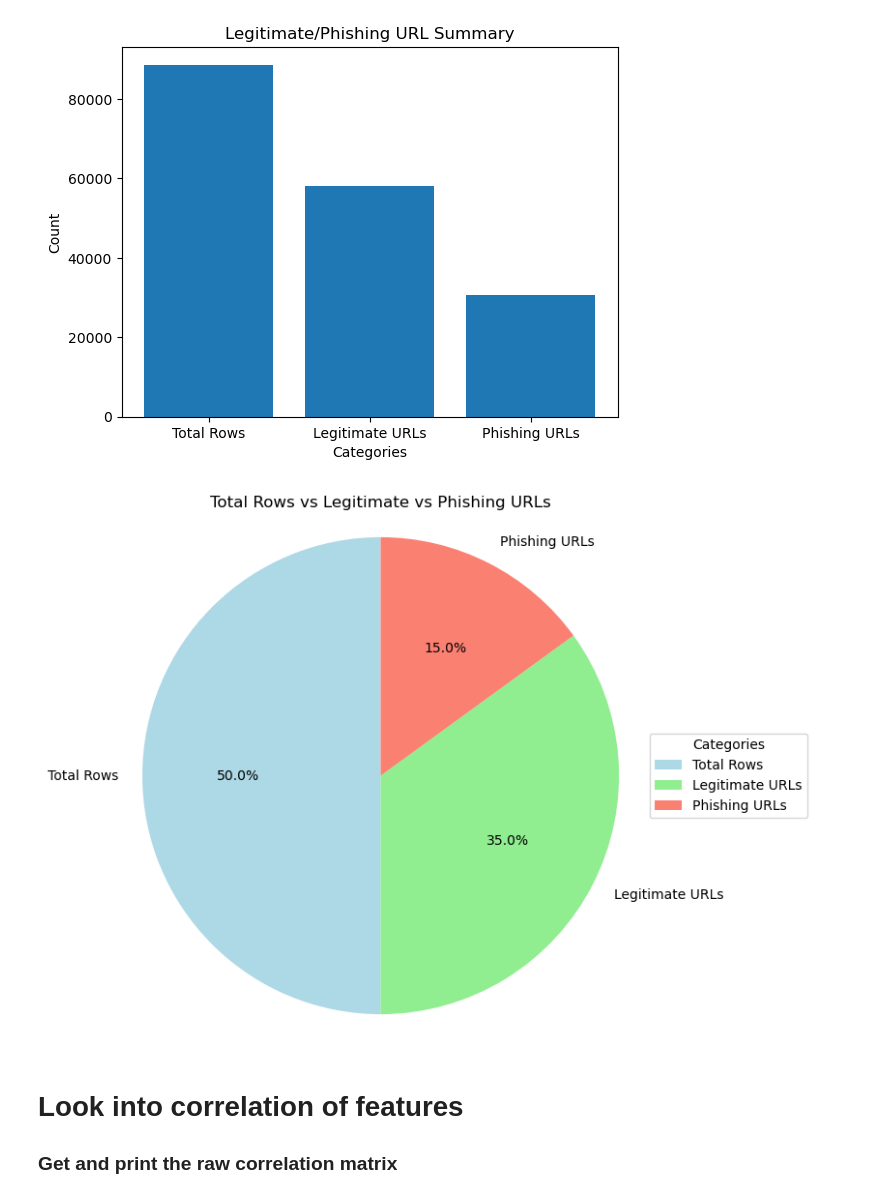
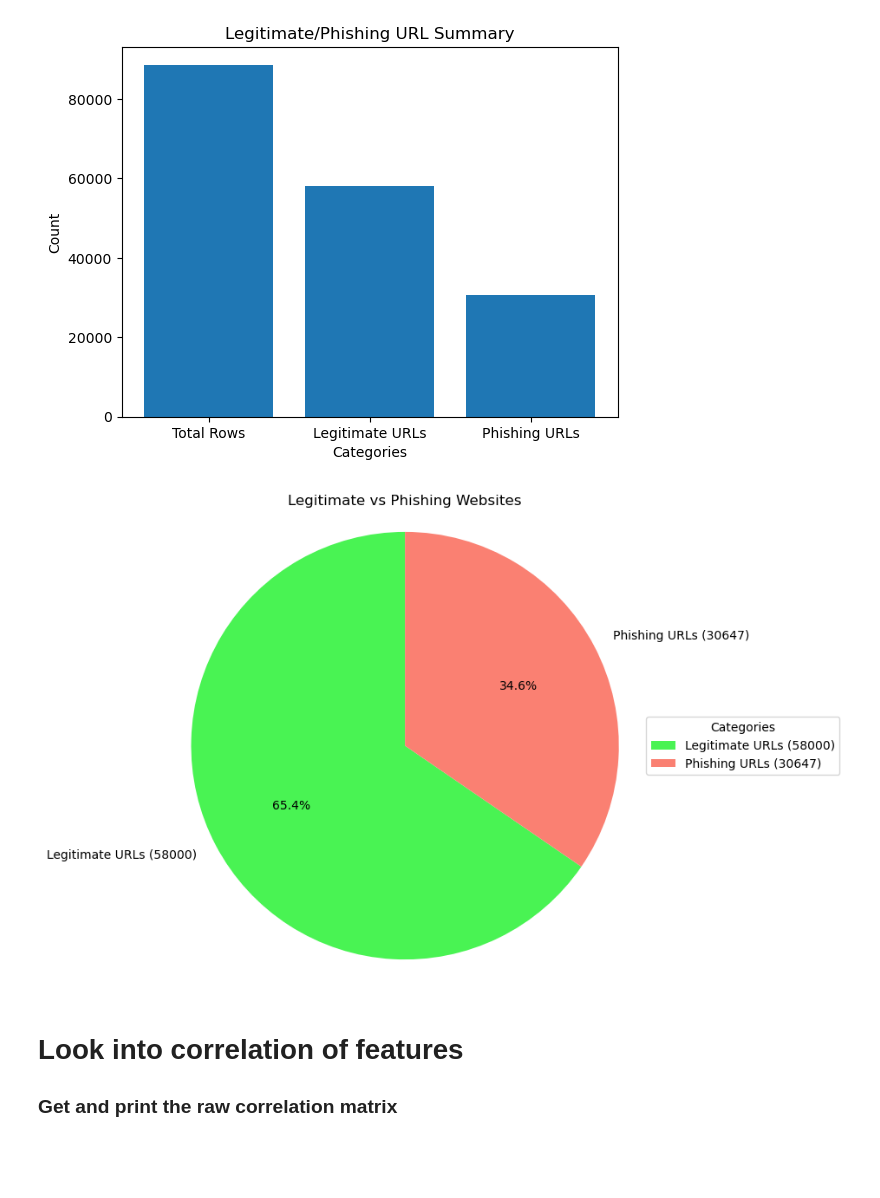
Before and after one commit to brian-campbell/ai-bootcamp-project-2, a Jupyter notebook: phishing_basic_analysis.ipynb, the cells around one changed output. Saved outputs shown, nothing was run; the diff lists cells and outputs as text; code cells hidden in the pictures; blank space fills up the shorter version.

```diff
--- a/phishing_basic_analysis.ipynb
+++ b/phishing_basic_analysis.ipynb
@@ -144,23 +144,27 @@ plt.show ()
 # %% [output]
 [figure]
 # %%
-# Data for pie chart, including total rows
-counts = [total_rows, legitimate_count, phishing_count]
-labels = ['Total Rows', 'Legitimate URLs', 'Phishing URLs']
+# Example values for legitimate_count and phishing_count
+legitimate_count = 58000  # Actual count for legitimate URLs
+phishing_count = 30647  # Actual count for phishing URLs
 
-# Create the pie chart
+# Data for pie chart
+counts = [legitimate_count, phishing_count]
+labels = [f'Legitimate URLs ({legitimate_count})', f'Phishing URLs ({phishing_count})']
+
+# Create pie chart
 plt.figure(figsize=(7, 7))
-wedges, texts, autotexts = plt.pie(counts, labels=labels, autopct='%1.1f%%', startangle=90, colors=['lightblue', 'lightgreen', 'salmon'])
-plt.title('Total Rows vs Legitimate vs Phishing URLs')
-plt.axis('equal')  # Ensures the pie is drawn as a circle
+wedges, texts, autotexts = plt.pie(counts, labels=labels, autopct='%1.1f%%', startangle=90, colors=['#49F353', 'salmon'])
+plt.title('Legitimate vs Phishing Websites')
+plt.axis('equal')  # Equal aspect ratio ensures that pie is drawn as a circle.
 
-# Adding data on the side
+# Adding data on the side as a legend with actual numbers
 plt.legend(wedges, labels, title="Categories", loc="center left", bbox_to_anchor=(1, 0, 0.5, 1))
 
 # Show the plot
 plt.show()
 # %% [output]
-[figure, old version]
+[figure, new version]
 # %% [markdown]
 # Look into correlation of features
 ### Get and print the raw correlation matrix
```
